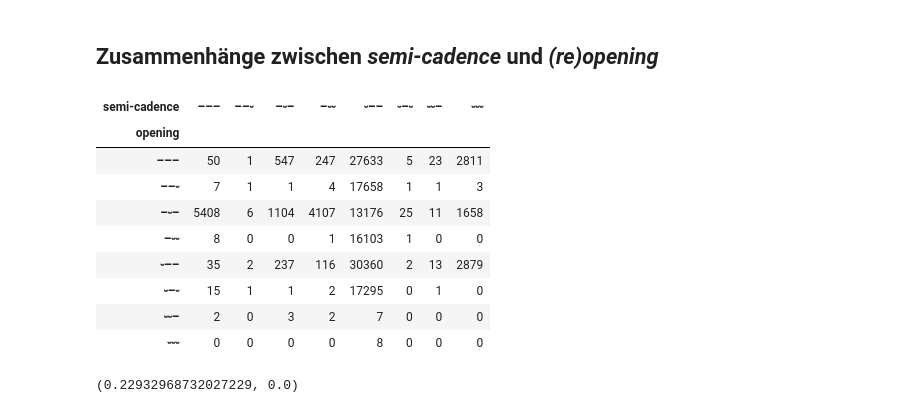
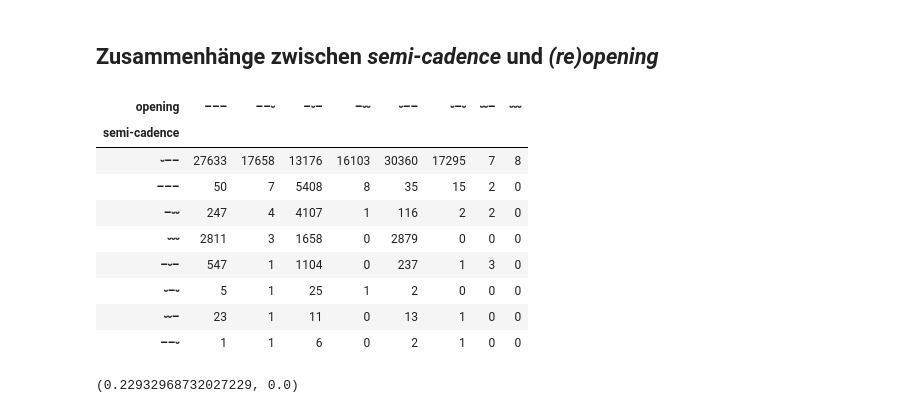
Before and after one commit to kmein/shloka, a Jupyter notebook: statistics.ipynb, the cells around one changed output. Drawn from its saved outputs; the diff is of its cells as text; code cells hidden in the pictures.

```diff
--- a/statistics.ipynb
+++ b/statistics.ipynb
@@ -344,23 +356,23 @@ Name: reopening, dtype: int64
 # %% [markdown]
 ## Zusammenhänge zwischen _semi-cadence_ und _(re)opening_
 # %%
-contingency_semi_cadence_opening = pd.crosstab(shlokas["opening"].str[1:], shlokas["semi-cadence"])
+contingency_semi_cadence_opening = pd.crosstab(shlokas["semi-cadence"], shlokas["opening"].str[1:]).sort_values("–⏑–", ascending=False)
 # %%
 write_table(contingency_semi_cadence_opening, "contingency_semi_cadence_opening",
             caption="Häufigkeit der Kombinationen aus semi-cadence und opening.",
-            heatmap=True, axis="rows")
-contingency_semi_cadence_opening.style.background_gradient(axis="rows", cmap=cm)
+            heatmap=True, axis="columns")
+contingency_semi_cadence_opening.style.background_gradient(axis="columns", cmap=cm)
 # %% [output]
-| semi-cadence | ––– | ––⏑ | –⏑– | –⏑⏑ | ⏑–– | ⏑–⏑ | ⏑⏑– | ⏑⏑⏑ |
-| opening |  |  |  |  |  |  |  |  |
-| ––– | 50 | 1 | 547 | 247 | 27633 | 5 | 23 | 2811 |
-| ––⏑ | 7 | 1 | 1 | 4 | 17658 | 1 | 1 | 3 |
-| –⏑– | 5408 | 6 | 1104 | 4107 | 13176 | 25 | 11 | 1658 |
-| –⏑⏑ | 8 | 0 | 0 | 1 | 16103 | 1 | 0 | 0 |
-| ⏑–– | 35 | 2 | 237 | 116 | 30360 | 2 | 13 | 2879 |
-| ⏑–⏑ | 15 | 1 | 1 | 2 | 17295 | 0 | 1 | 0 |
-| ⏑⏑– | 2 | 0 | 3 | 2 | 7 | 0 | 0 | 0 |
-| ⏑⏑⏑ | 0 | 0 | 0 | 0 | 8 | 0 | 0 | 0 |
+| opening | ––– | ––⏑ | –⏑– | –⏑⏑ | ⏑–– | ⏑–⏑ | ⏑⏑– | ⏑⏑⏑ |
+| semi-cadence |  |  |  |  |  |  |  |  |
+| ⏑–– | 27633 | 17658 | 13176 | 16103 | 30360 | 17295 | 7 | 8 |
+| ––– | 50 | 7 | 5408 | 8 | 35 | 15 | 2 | 0 |
+| –⏑⏑ | 247 | 4 | 4107 | 1 | 116 | 2 | 2 | 0 |
+| ⏑⏑⏑ | 2811 | 3 | 1658 | 0 | 2879 | 0 | 0 | 0 |
+| –⏑– | 547 | 1 | 1104 | 0 | 237 | 1 | 3 | 0 |
+| ⏑–⏑ | 5 | 1 | 25 | 1 | 2 | 0 | 0 | 0 |
+| ⏑⏑– | 23 | 1 | 11 | 0 | 13 | 1 | 0 | 0 |
+| ––⏑ | 1 | 1 | 6 | 0 | 2 | 1 | 0 | 0 |
 # %%
 scipy.stats.contingency.association(contingency_semi_cadence_opening
                                    ), chi2_p(contingency_semi_cadence_opening)
```
Also changed, not shown: parts of 7 cells of this notebook.
